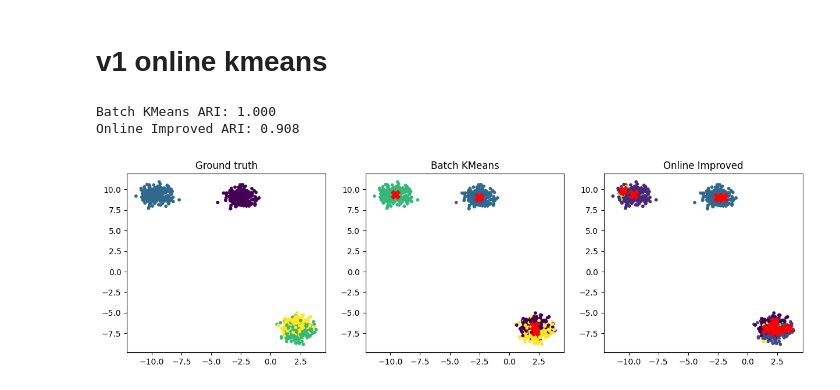
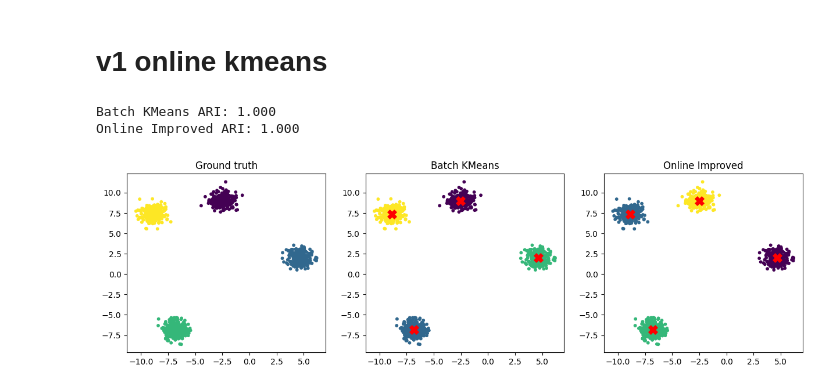
Before and after one commit to czotterbenedek/szakdoga_tdk, a Jupyter notebook: test_notebook.ipynb, the cells around one changed output. Cells and saved outputs as stored; diff of their text form; code cells hidden in the pictures.

```diff
--- a/test_notebook.ipynb
+++ b/test_notebook.ipynb
@@ -344,7 +344,7 @@ class OnlineKMeansImproved:
         }
 # %%
 # generate data
-X, y_true = make_blobs(n_samples=1000, centers=4, cluster_std=0.6, random_state=42, n_features=10)
+X, y_true = make_blobs(n_samples=1000, centers=4, cluster_std=0.6, random_state=42, n_features=2)
 
 # batch KMeans reference
 kmeans_batch = KMeans(n_clusters=4, random_state=42, n_init=10).fit(X)
@@ -358,32 +358,32 @@ online = OnlineKMeansImproved(
     new_cluster_threshold=2.0,  # empirical; tune
     merge_threshold=1.7,        # tune if desired
     random_state=42,
 )
 
 # simulate streaming in minibatches
 batch_size = 25
 for i in range(0, len(X), batch_size):
     batch = X[i : i + batch_size]
     online.partial_fit(batch)
 
 y_online = online.predict(X)
 
 # Evaluate ARI
 ari_batch = adjusted_rand_score(y_true, y_batch)
 ari_online = adjusted_rand_score(y_true, y_online)
 print(f"Batch KMeans ARI: {ari_batch:.3f}")
 print(f"Online Improved ARI: {ari_online:.3f}")
 
 # plot
 fig, axs = plt.subplots(1, 3, figsize=(15, 4))
 axs[0].scatter(X[:, 0], X[:, 1], c=y_true, s=10); axs[0].set_title("Ground truth")
 axs[1].scatter(X[:, 0], X[:, 1], c=y_batch, s=10)
 axs[1].scatter(kmeans_batch.cluster_centers_[:,0], kmeans_batch.cluster_centers_[:,1], c='red', s=120, marker='X'); axs[1].set_title("Batch KMeans")
 axs[2].scatter(X[:, 0], X[:, 1], c=y_online, s=10)
 cent = online.centroids
 axs[2].scatter(cent[:,0], cent[:,1], c='red', s=120, marker='X'); axs[2].set_title("Online Improved")
 plt.show()
 # %% [output]
 Batch KMeans ARI: 1.000
-Online Improved ARI: 0.908
+Online Improved ARI: 1.000
-[figure, old version]
+[figure, new version]
```
Also changed, not shown: parts of 2 cells of this notebook, 7 other files.
